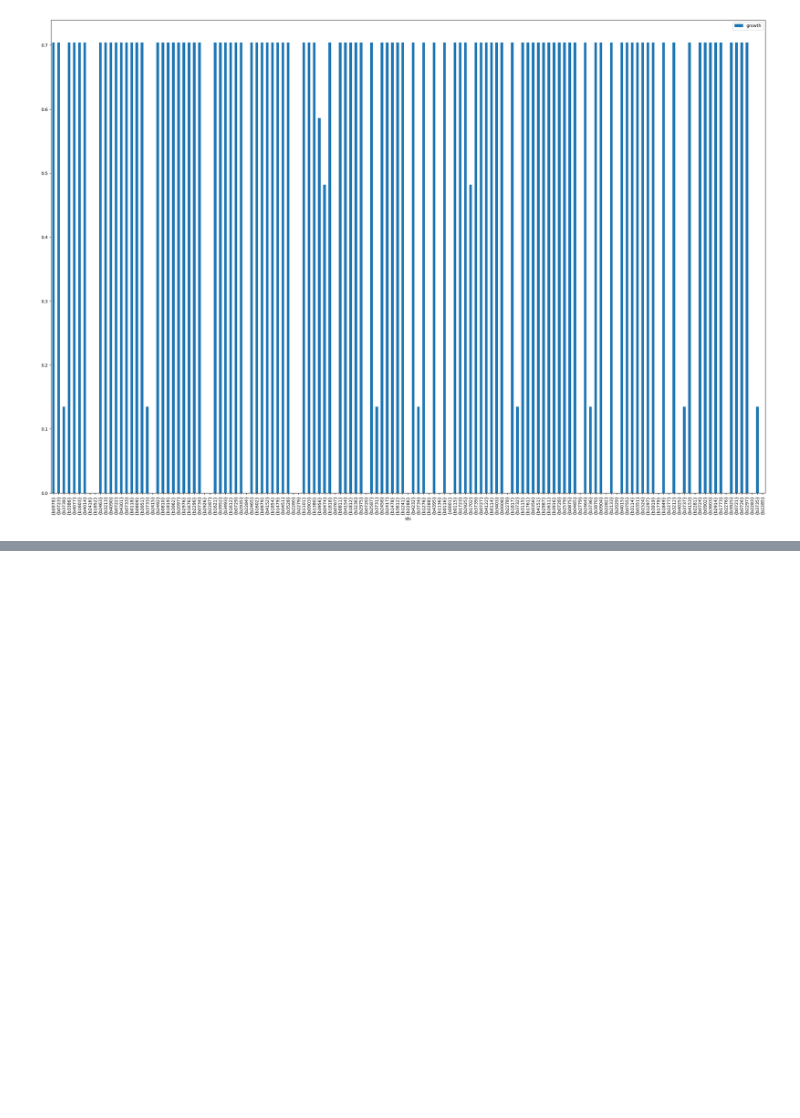
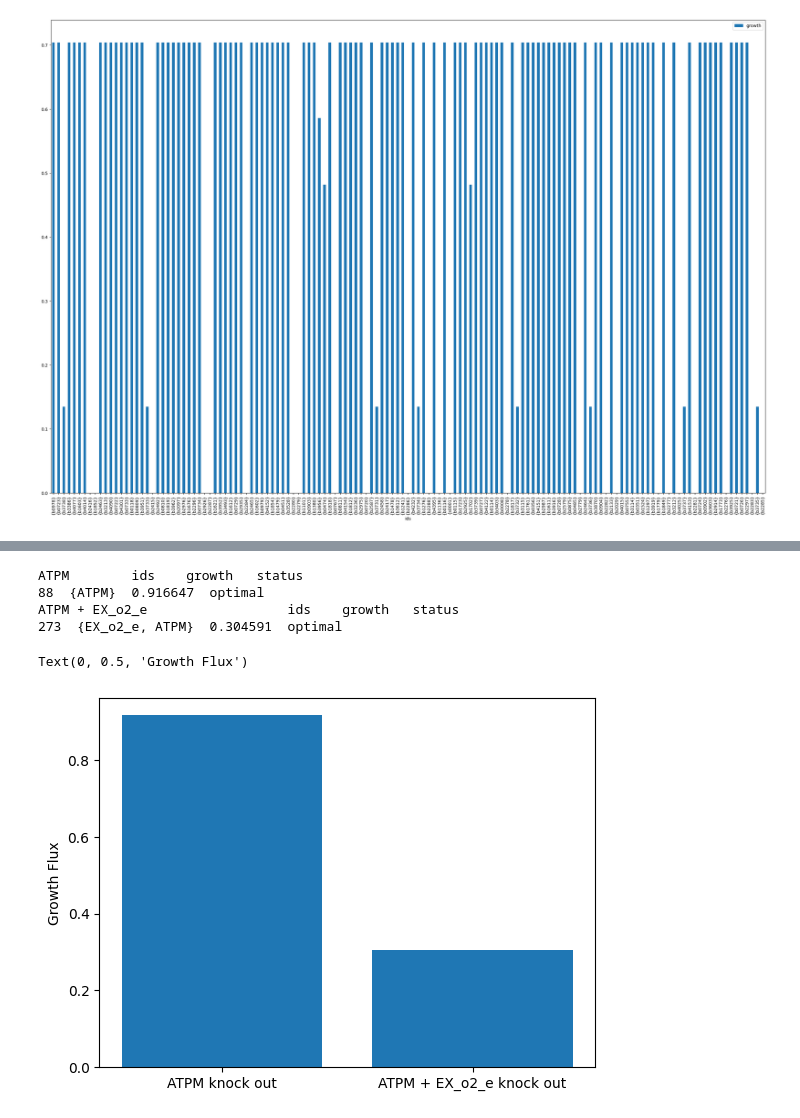
Before and after one commit to vivarium-collective/RashmiRotationProject---Microbial-Metabolic-Modeling-and-Analysis, a Jupyter notebook: Ecoli_CoreModel_Pertubation.ipynb, the cells around one changed output, grey strips where cells are left out. Cells and saved outputs as stored; diff of their text form; code cells hidden in the pictures; blank space fills up the shorter version.

```diff
--- a/Ecoli_CoreModel_Pertubation.ipynb
+++ b/Ecoli_CoreModel_Pertubation.ipynb
@@ -60,0 +86,27 @@ df.plot.bar(x='ids', y='growth', figsize=(30, 20))
+# %%
+# Comparing double deletion results
+
+single = single_reaction_deletion(model)
+double = double_reaction_deletion(model)
+
+print('ATPM', single.knockout['ATPM'])
+print('ATPM + EX_o2_e', double.knockout[{'ATPM','EX_o2_e'}])
+# %% [output]
+ATPM        ids    growth   status
+88  {ATPM}  0.916647  optimal
+ATPM + EX_o2_e                  ids    growth   status
+273  {EX_o2_e, ATPM}  0.304591  optimal
+# %%
+# Displaying double deletion results graphically
+
+single_deletion_result = single_reaction_deletion(model).knockout['ATPM']
+double_deletion_result = double_reaction_deletion(model).knockout[{'ATPM','EX_o2_e'}]
+
+growth_fluxes = [single_deletion_result.iat[0,1], double_deletion_result.iat[0,1]]
+models = ['ATPM knock out','ATPM + EX_o2_e knock out']
+# %%
+plt.bar(models, growth_fluxes)
+plt.ylabel("Growth Flux")
+# %% [output]
+Text(0, 0.5, 'Growth Flux')
+[figure, added]
```
Also changed, not shown: parts of 2 cells of this notebook.
